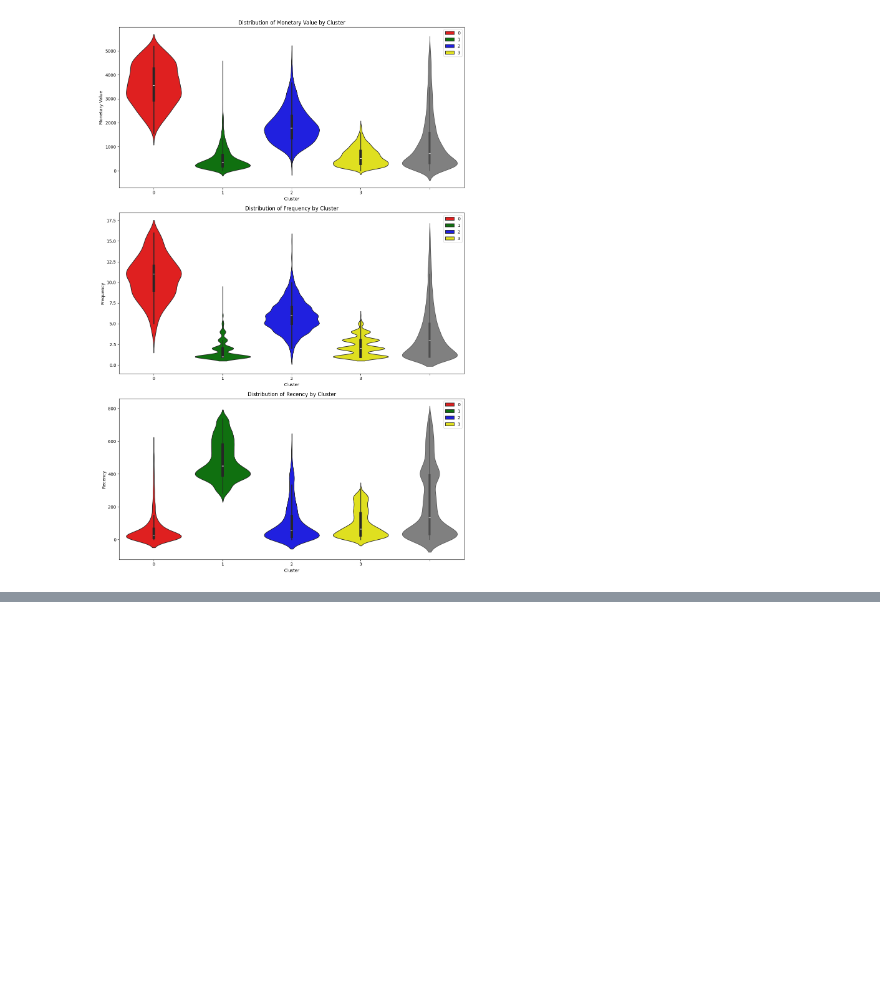
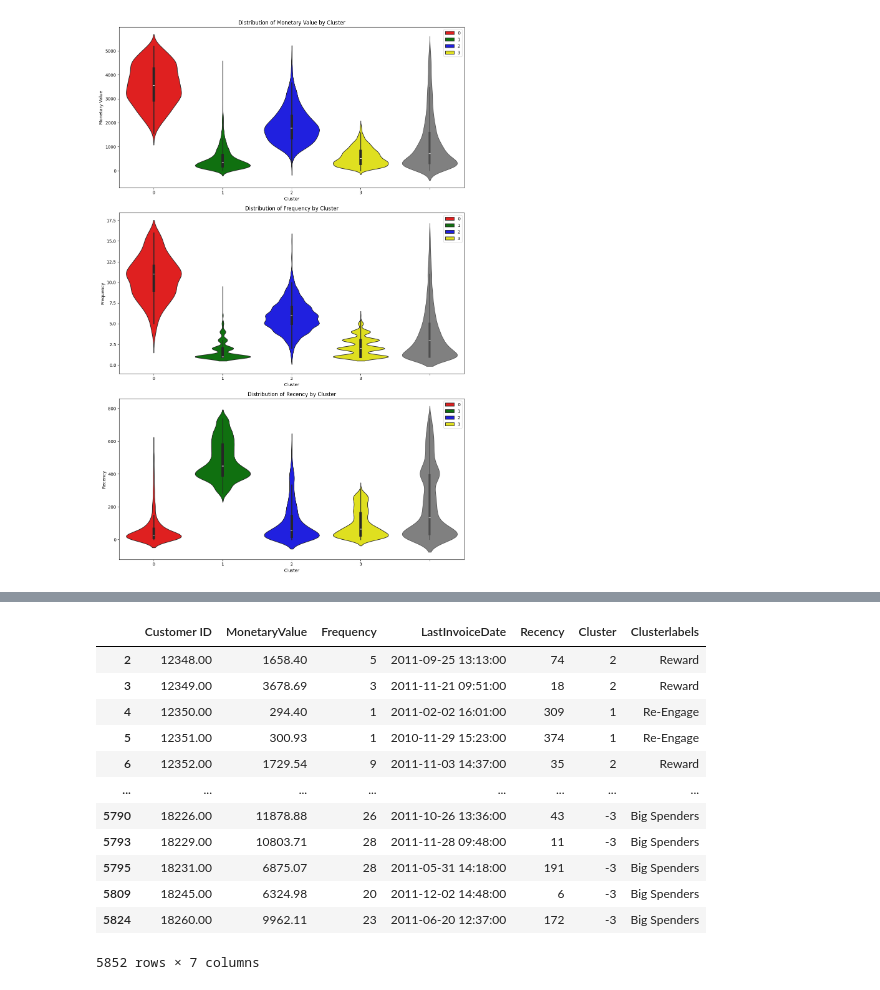
Before and after one commit to salim928/Customer-sentiment-with-kMeans, a Jupyter notebook: Customer_sentiment_with_kMeans.ipynb, the cells around one changed output, grey strips where cells are left out. Drawn from its saved outputs; the diff is of its cells as text; code cells hidden in the pictures; blank space fills up the shorter version.

```diff
--- a/Customer_sentiment_with_kMeans.ipynb
+++ b/Customer_sentiment_with_kMeans.ipynb
@@ -1056,0 +1165,18 @@ fig.show()
+# %%
+full_clustering_df['Clusterlabels'] = full_clustering_df['Cluster'].map(cluster_labels)
+
+full_clustering_df
+# %% [output]
+|  | Customer ID | MonetaryValue | Frequency | LastInvoiceDate | Recency | Cluster | Clusterlabels |
+| 2 | 12348.00 | 1658.40 | 5 | 2011-09-25 13:13:00 | 74 | 2 | Reward |
+| 3 | 12349.00 | 3678.69 | 3 | 2011-11-21 09:51:00 | 18 | 2 | Reward |
+| 4 | 12350.00 | 294.40 | 1 | 2011-02-02 16:01:00 | 309 | 1 | Re-Engage |
+| 5 | 12351.00 | 300.93 | 1 | 2010-11-29 15:23:00 | 374 | 1 | Re-Engage |
+| 6 | 12352.00 | 1729.54 | 9 | 2011-11-03 14:37:00 | 35 | 2 | Reward |
+| ... | ... | ... | ... | ... | ... | ... | ... |
+| 5790 | 18226.00 | 11878.88 | 26 | 2011-10-26 13:36:00 | 43 | -3 | Big Spenders |
+| 5793 | 18229.00 | 10803.71 | 28 | 2011-11-28 09:48:00 | 11 | -3 | Big Spenders |
+| 5795 | 18231.00 | 6875.07 | 28 | 2011-05-31 14:18:00 | 191 | -3 | Big Spenders |
+| 5809 | 18245.00 | 6324.98 | 20 | 2011-12-02 14:48:00 | 6 | -3 | Big Spenders |
+| 5824 | 18260.00 | 9962.11 | 23 | 2011-06-20 12:37:00 | 172 | -3 | Big Spenders |
+5852 rows × 7 columns
```
Also changed, not shown: parts of 10 cells of this notebook.
